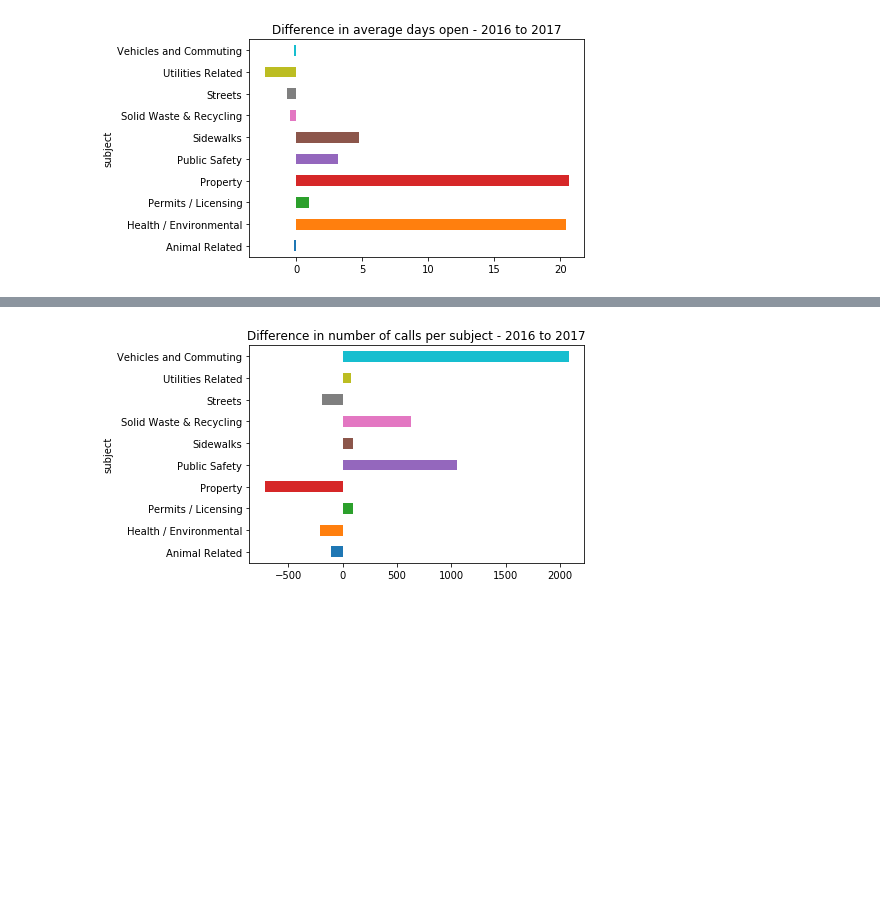
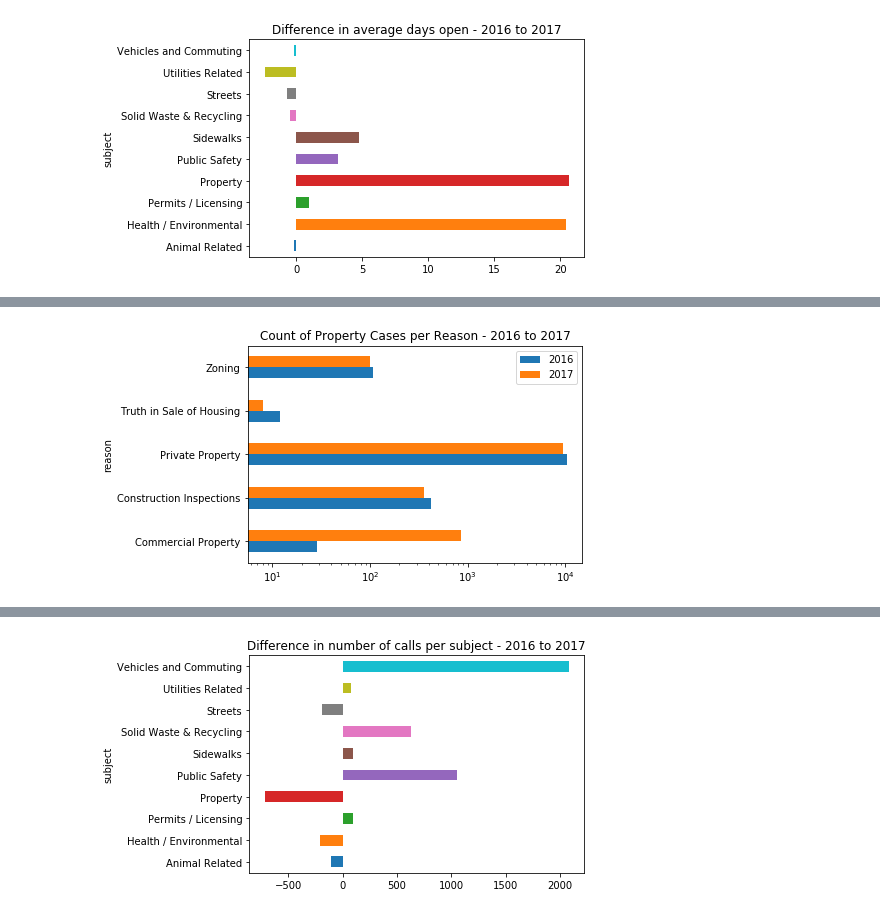
Before and after one commit to lwdee/Springboard, a Jupyter notebook: Capstone/Capstone_1_Data_Wrangling.ipynb, the cells around one changed output, grey strips where cells are left out. Drawn from its saved outputs; the diff is of its cells as text; code cells hidden in the pictures; blank space fills up the shorter version.

```diff
--- a/Capstone/Capstone_1_Data_Wrangling.ipynb
+++ b/Capstone/Capstone_1_Data_Wrangling.ipynb
@@ -803,0 +888,11 @@ plt.show()
+# %%
+property_count16 = df[df['subject']=='Property'].loc['2016'].groupby('reason')['reason'].count()
+property_count17 = df[df['subject']=='Property'].loc['2017'].groupby('reason')['reason'].count()
+property_increase =  (property_count17 - property_count16)
+property_1617= pd.concat([property_count16, property_count17], axis=1, sort=True)
+property_1617.columns = ['2016', '2017']
+property_1617.plot(kind = 'barh', title = 'Count of Property Cases per Reason - 2016 to 2017')
+plt.xscale('log') #View as log scale due to the number of Private Property cases.
+plt.show()
+# %% [output]
+[figure, added]
```
Also changed, not shown: parts of 44 cells of this notebook.
